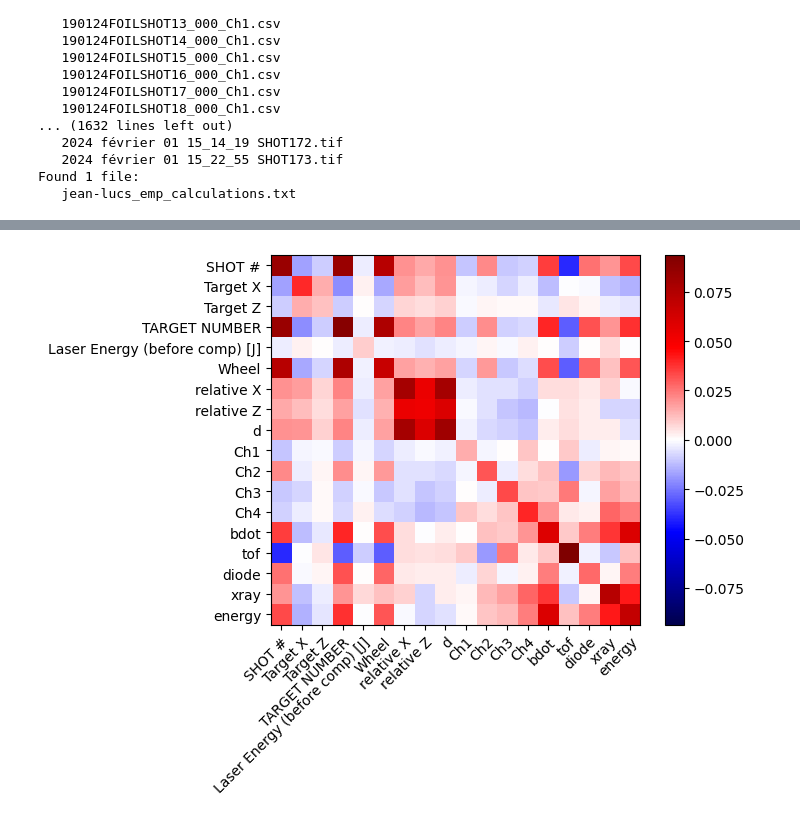
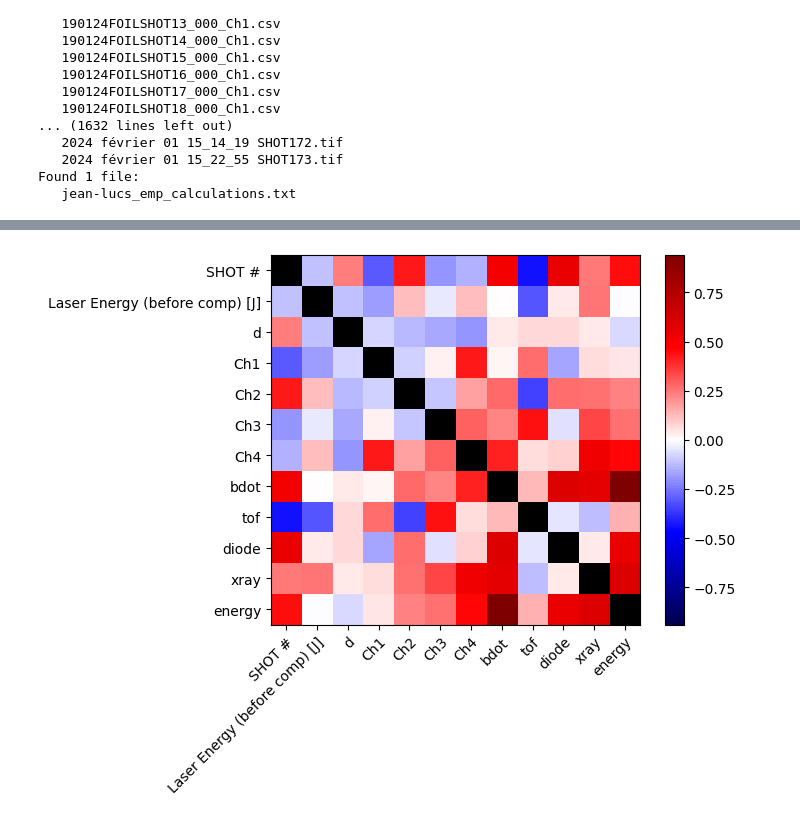
Before and after one commit to Jammi-Dodgers/celia_analysis, a Jupyter notebook: finding_correlations.ipynb, the cells around one changed output, grey strips where cells are left out. Cells and saved outputs as stored; diff of their text form; code cells hidden in the pictures.

```diff
--- a/finding_correlations.ipynb
+++ b/finding_correlations.ipynb
@@ -99,7 +99,6 @@ for key in diagnostic_data.keys():
 # %%
 df = pd.DataFrame(shotsheet)
 df = df.replace([-np.inf, np.inf], np.nan) #Bdot and Tof have inf values
-df = df /df.max() # Normalisation makes the covariance easier to compare
 df
 # %% [output]
 |  | SHOT # | Target X | Target Z | TARGET NUMBER | Laser Energy (before comp) [J] | Wheel | relative X | relative Z | ... |
@@ -117,26 +116,37 @@ df
 266 rows × 18 columns
 # %%
+parameters_to_compare = ["SHOT #", "Laser Energy (before comp) [J]", "d", "Ch1", "Ch2", "Ch3", "Ch4", "bdot", "tof", "diode", "xray", "energy"]
+
+df = df[parameters_to_compare]
+df = df /df.std() # Normalisation makes the covariance easier to compare
+
+
 covariance_matrix = df.cov(ddof= 0)
-
 columns = list(covariance_matrix.columns)
 rows = list(covariance_matrix.index)
 
 covariance_array = covariance_matrix.to_numpy()
+# %%
+identity = np.eye(*covariance_array.shape, dtype= bool)
+covariance_array[identity] = np.nan # replace the variences with np.nans. Varience is a special case of covarience and should not be treated equally.
 # %%
 ########### MINECRAFT BLOCK OF COVARIANCE ##############
 
 fig, ax = plt.subplots()
 
-pc = ax.imshow(covariance_array, norm= mplcolors.CenteredNorm(), cmap= "seismic")
+cmap = mplcmaps.get_cmap('seismic')  # viridis is the default colormap for imshow
+cmap.set_bad(color='k')
+
+pc = ax.imshow(covariance_array, norm= mplcolors.CenteredNorm(), cmap= cmap)
 fig.colorbar(pc, ax=ax)
 
 ax.set_xticks(np.arange(len(columns)), labels=columns)
 plt.setp(ax.get_xticklabels(), rotation=45, ha="right", rotation_mode="anchor") #rotate x labels
 ax.set_yticks(np.arange(len(rows)), labels=rows)
 
 plt.show()
 # %% [output]
-[figure, old version]
+[figure, new version]
 # %%
 fig, axs = plt.subplots(1, 1, figsize= (10,6))
 
```
Also changed, not shown: parts of 3 cells of this notebook, 2 other files.
